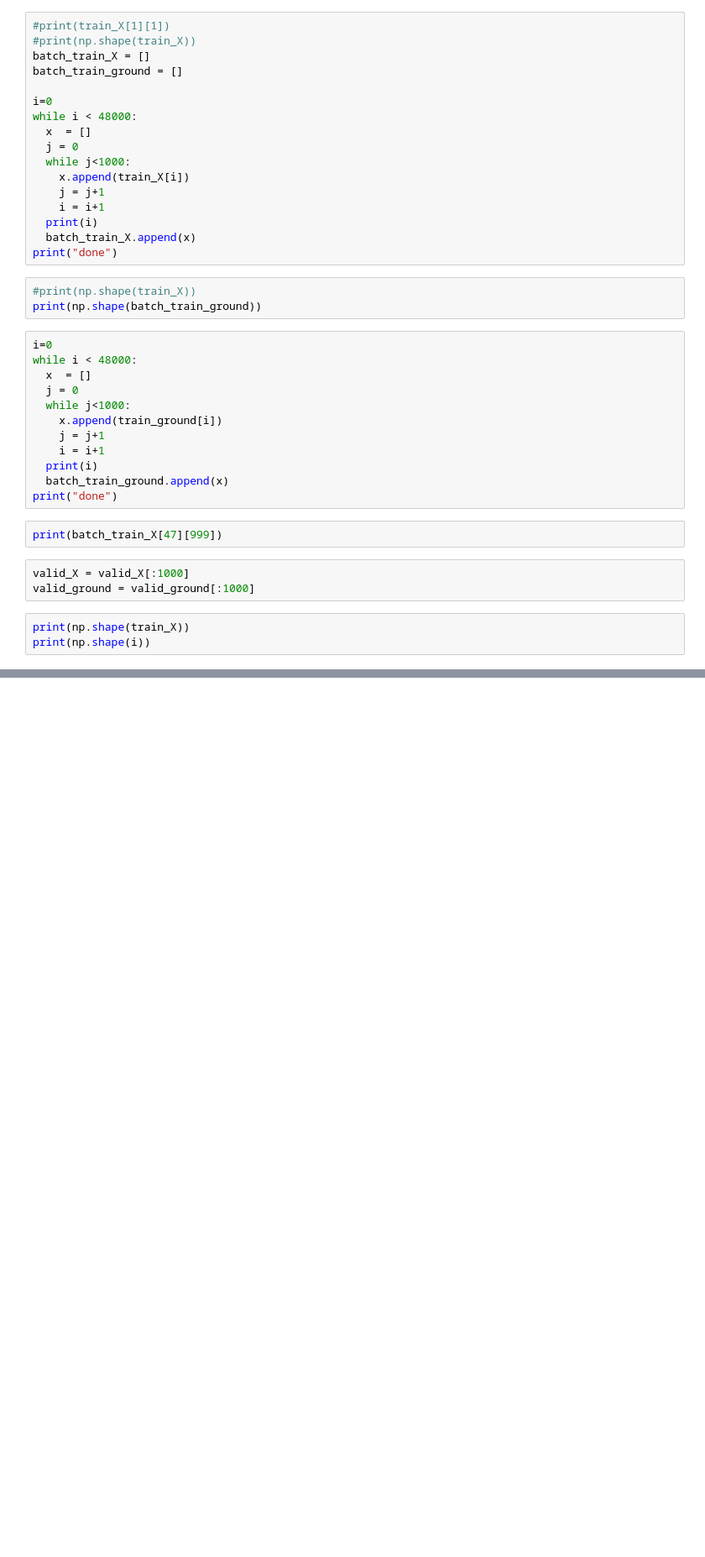
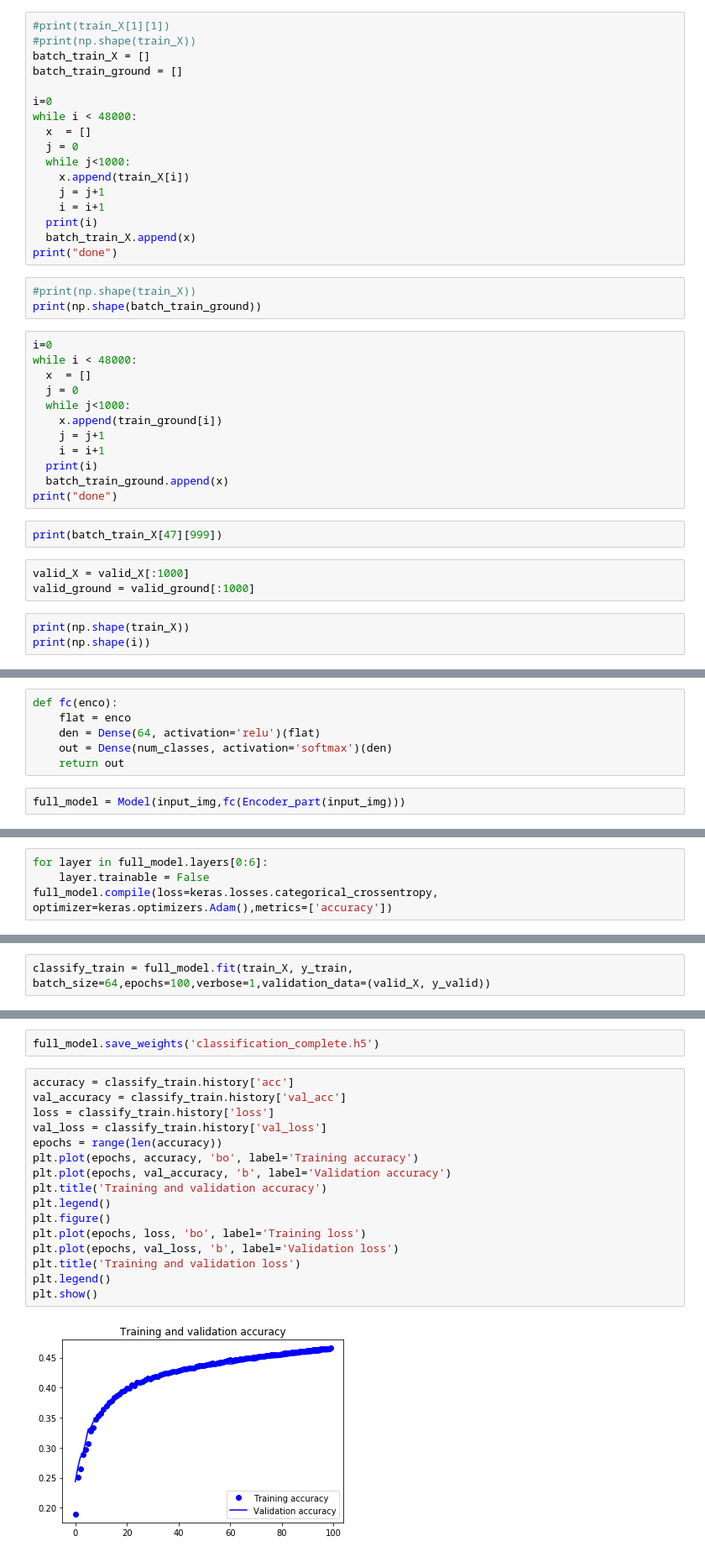
Before and after one commit to immanuelsavio/Distributed-Unsupervised-Learning, a Jupyter notebook: Sequential_Autoencoder_Keras/Averaging_Sequential_Autoencoder/average_sequential.ipynb, the cells around one changed output, grey strips where cells are left out. Shown: that part at 84% size. Drawn from its saved outputs; the diff is of its cells as text; blank space fills up the shorter version.

```diff
--- a/Sequential_Autoencoder_Keras/Averaging_Sequential_Autoencoder/average_sequential.ipynb
+++ b/Sequential_Autoencoder_Keras/Averaging_Sequential_Autoencoder/average_sequential.ipynb
@@ -214,0 +241,8 @@ plt.show()
+# %%
+def fc(enco):
+    flat = enco
+    den = Dense(64, activation='relu')(flat)
+    out = Dense(num_classes, activation='softmax')(den)
+    return out
+# %%
+full_model = Model(input_img,fc(Encoder_part(input_img)))
@@ -214,0 +252,4 @@ plt.show()
+# %%
+for layer in full_model.layers[0:6]:
+    layer.trainable = False
+full_model.compile(loss=keras.losses.categorical_crossentropy, optimizer=keras.optimizers.Adam(),metrics=['accuracy'])
@@ -214,0 +279,2 @@ plt.show()
+# %%
+classify_train = full_model.fit(train_X, y_train, batch_size=64,epochs=100,verbose=1,validation_data=(valid_X, y_valid))
@@ -214,0 +302,20 @@ plt.show()
+# %%
+full_model.save_weights('classification_complete.h5')
+# %%
+accuracy = classify_train.history['acc']
+val_accuracy = classify_train.history['val_acc']
+loss = classify_train.history['loss']
+val_loss = classify_train.history['val_loss']
+epochs = range(len(accuracy))
+plt.plot(epochs, accuracy, 'bo', label='Training accuracy')
+plt.plot(epochs, val_accuracy, 'b', label='Validation accuracy')
+plt.title('Training and validation accuracy')
+plt.legend()
+plt.figure()
+plt.plot(epochs, loss, 'bo', label='Training loss')
+plt.plot(epochs, val_loss, 'b', label='Validation loss')
+plt.title('Training and validation loss')
+plt.legend()
+plt.show()
+# %% [output]
+[figure, added]
```
Also changed, not shown: parts of 13 cells of this notebook.
